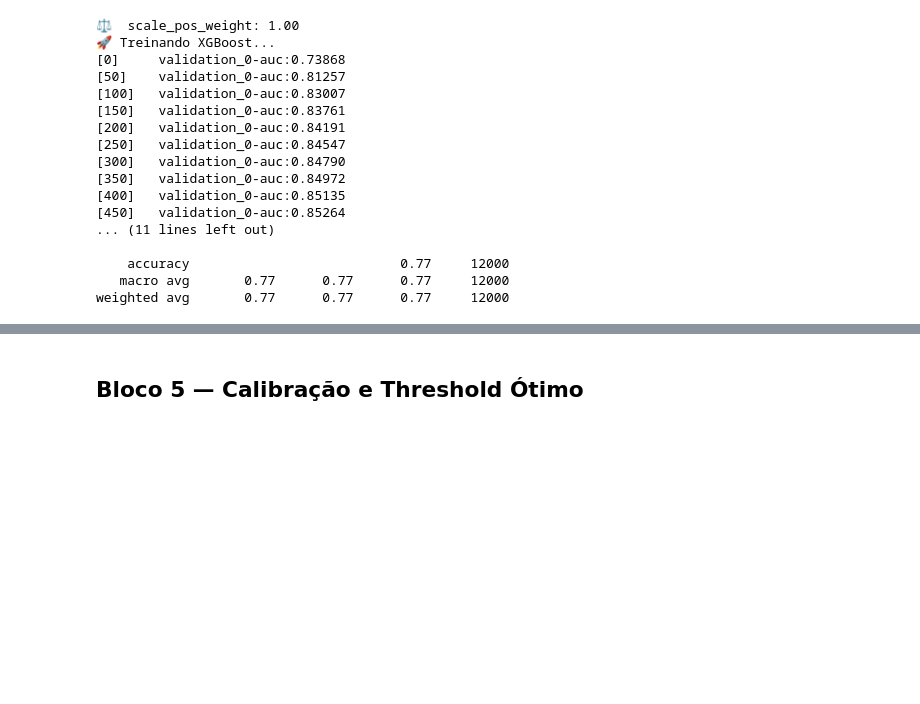
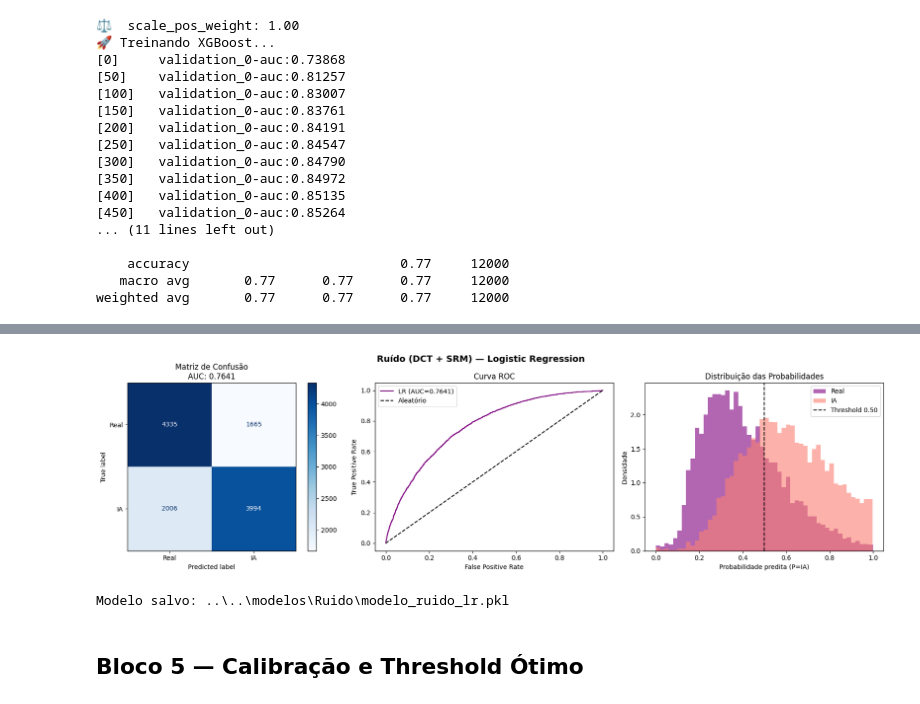
Before and after one commit to MLT22/Xiz9, a Jupyter notebook: modelos_treinamento/ruido/ruido_treino.ipynb, the cells around one changed output, grey strips where cells are left out. Saved outputs shown, nothing was run; the diff lists cells and outputs as text; code cells hidden in the pictures; blank space fills up the shorter version.

Commit message:
Analises ruido
só umas png

```diff
--- a/modelos_treinamento/ruido/ruido_treino.ipynb
+++ b/modelos_treinamento/ruido/ruido_treino.ipynb
@@ -323,0 +421,78 @@ weighted avg       0.77      0.77      0.77     12000
+# %%
+# ─── BLOCO — Logistic Regression ─────────────────────────────────────────────
+from sklearn.linear_model import LogisticRegression
+from sklearn.metrics import (accuracy_score, f1_score, roc_auc_score,
+                             classification_report, confusion_matrix,
+                             precision_recall_curve, roc_curve)
+import matplotlib.pyplot as plt
+
+print("Treinando Logistic Regression...")
+lr = LogisticRegression(
+    C=1.0,
+    max_iter=1000,
+    class_weight='balanced',
+    solver='lbfgs',
+    random_state=42,
+    n_jobs=-1,
+    verbose=1,
+)
+lr.fit(X_train, y_train)
+print("Concluído.\n")
+
+# ── Avaliação ─────────────────────────────────────────────────────────────────
+y_pred_lr  = lr.predict(X_test)
+y_proba_lr = lr.predict_proba(X_test)[:, 1]
+
+print("📊 Resultados Logistic Regression:")
+print(f"   Accuracy : {accuracy_score(y_test, y_pred_lr):.4f}")
+print(f"   F1       : {f1_score(y_test, y_pred_lr):.4f}")
+print(f"   AUC-ROC  : {roc_auc_score(y_test, y_proba_lr):.4f}")
+print(f"\n{classification_report(y_test, y_pred_lr, target_names=['Real', 'IA'])}")
+print("Matriz de confusão:")
+print(confusion_matrix(y_test, y_pred_lr))
+
+# ── Threshold ótimo ───────────────────────────────────────────────────────────
+prec, rec, thrs = precision_recall_curve(y_test, y_proba_lr)
+f1_scores       = 2 * prec[:-1] * rec[:-1] / (prec[:-1] + rec[:-1] + 1e-12)
+best_thr_lr     = float(thrs[np.argmax(f1_scores)])
+y_pred_lr_thr   = (y_proba_lr >= best_thr_lr).astype(int)
+
+print(f"\n📊 Com threshold ótimo ({best_thr_lr:.4f}):")
+print(f"   Accuracy : {accuracy_score(y_test, y_pred_lr_thr):.4f}")
+print(f"   F1       : {f1_score(y_test, y_pred_lr_thr):.4f}")
+print(classification_report(y_test, y_pred_lr_thr, target_names=['Real', 'IA']))
+
+# ── Gráficos ──────────────────────────────────────────────────────────────────
+from sklearn.metrics import ConfusionMatrixDisplay
+fig, axes = plt.subplots(1, 3, figsize=(18, 5))
+fig.suptitle('Ruído (DCT + SRM) — Logistic Regression', fontsize=14, fontweight='bold')
+
+cm = confusion_matrix(y_test, y_pred_lr)
+ConfusionMatrixDisplay(cm, display_labels=['Real', 'IA']).plot(
+    ax=axes[0], colorbar=True, cmap='Blues')
+axes[0].set_title(f'Matriz de Confusão\nAUC: {roc_auc_score(y_test, y_proba_lr):.4f}')
+
+fpr, tpr, _ = roc_curve(y_test, y_proba_lr)
+axes[1].plot(fpr, tpr, color='purple', label=f'LR (AUC={roc_auc_score(y_test, y_proba_lr):.4f})')
+axes[1].plot([0,1],[0,1], 'k--', label='Aleatório')
+axes[1].set_xlabel('False Positive Rate')
+axes[1].set_ylabel('True Positive Rate')
+axes[1].set_title('Curva ROC')
+axes[1].legend()
+
+axes[2].hist(y_proba_lr[y_test==0], bins=50, alpha=0.6, color='purple', label='Real', density=True)
+axes[2].hist(y_proba_lr[y_test==1], bins=50, alpha=0.6, color='salmon', label='IA', density=True)
+axes[2].axvline(0.5, color='black', linestyle='--', label='Threshold 0.50')
+axes[2].set_xlabel('Probabilidade predita (P=IA)')
+axes[2].set_ylabel('Densidade')
+axes[2].set_title('Distribuição das Probabilidades')
+axes[2].legend()
+
+plt.tight_layout()
+plt.savefig(OUTPUT_DIR / 'analise_lr.png', dpi=150, bbox_inches='tight')
+plt.show()
+
+# ── Salvar ────────────────────────────────────────────────────────────────────
+joblib.dump(lr, OUTPUT_DIR / 'modelo_ruido_lr.pkl')
+print(f"\nModelo salvo: {OUTPUT_DIR / 'modelo_ruido_lr.pkl'}")
+# %% [output]
@@ -324,3 +516,5 @@ weighted avg       0.77      0.77      0.77     12000
+[figure, added]
+Modelo salvo: ..\..\modelos\Ruido\modelo_ruido_lr.pkl
 # %% [markdown]
 ## Bloco 5 — Calibração e Threshold Ótimo
 # %%
```
Also changed, not shown: parts of 5 cells of this notebook, 3 other files.
